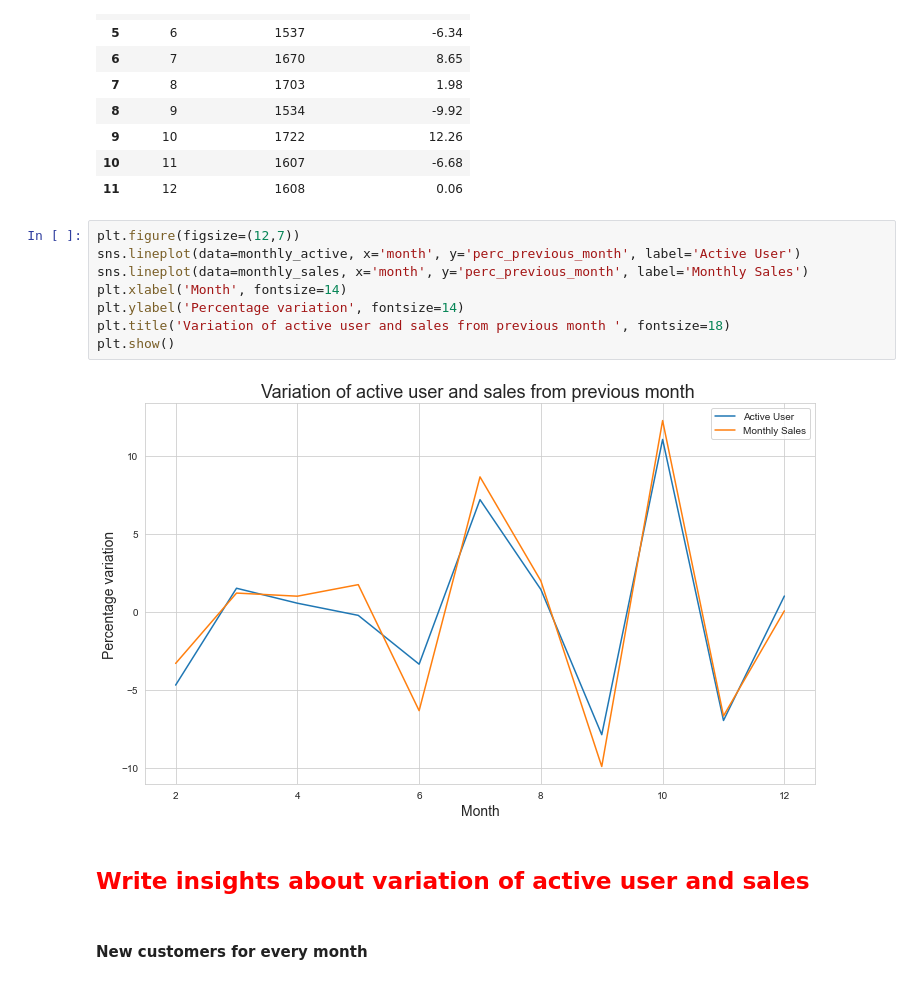
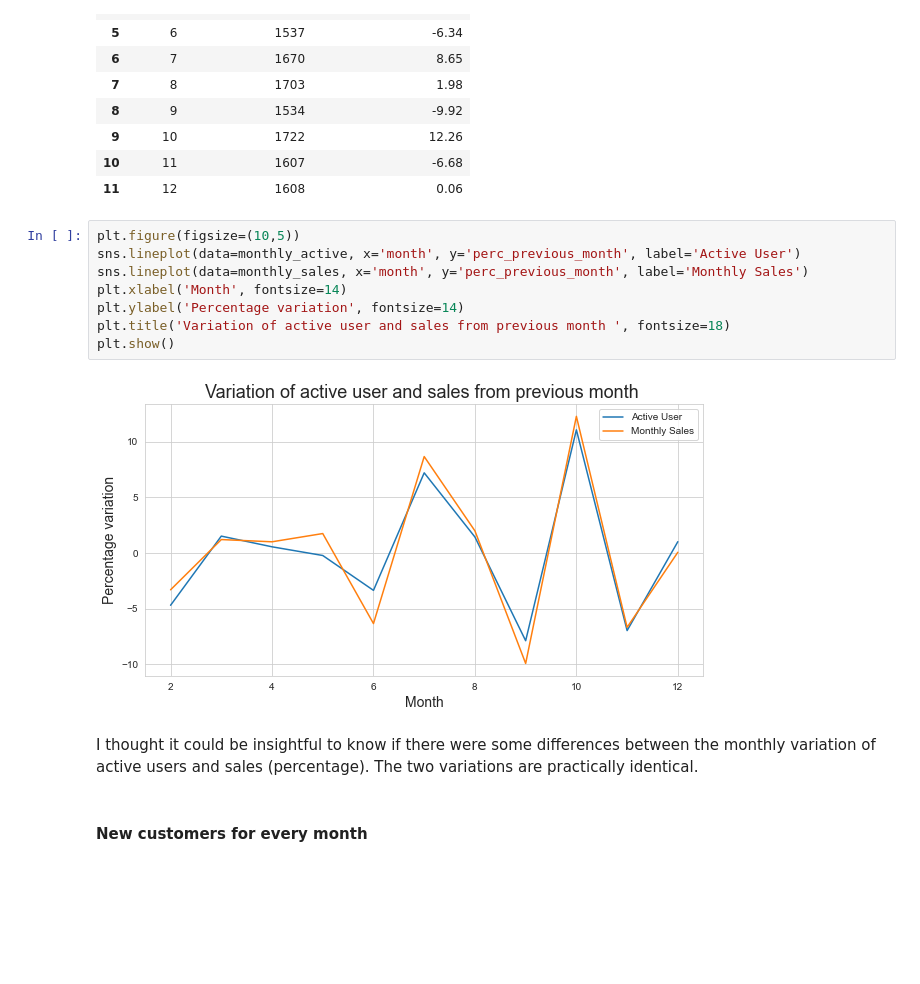
Before and after one commit to simo2712/VI_kpmg_data_analytics, a Jupyter notebook: Task_2/Task 2.2 - Data Insights.ipynb, the cells around one changed output. Saved outputs shown, nothing was run; the diff lists cells and outputs as text; blank space fills up the shorter version.

```diff
--- a/Task_2/Task 2.2 - Data Insights.ipynb
+++ b/Task_2/Task 2.2 - Data Insights.ipynb
@@ -442,17 +446,17 @@ monthly_sales
 | 10 | 11 | 1607 | -6.68 |
 | 11 | 12 | 1608 | 0.06 |
 # %%
-plt.figure(figsize=(12,7))
+plt.figure(figsize=(10,5))
 sns.lineplot(data=monthly_active, x='month', y='perc_previous_month', label='Active User')
 sns.lineplot(data=monthly_sales, x='month', y='perc_previous_month', label='Monthly Sales')
 plt.xlabel('Month', fontsize=14)
 plt.ylabel('Percentage variation', fontsize=14)
 plt.title('Variation of active user and sales from previous month ', fontsize=18)
 plt.show()
 # %% [output]
-[figure, old version]
+[figure, new version]
-# %% [markdown]
-## <span style="color:red">Write insights about variation of active user and sales</span>
+# %% [markdown]
+I thought it could be insightful to know if there were some differences between the monthly variation of active users and sales (percentage). The two variations are practically identical.
 # %% [markdown]
 #### New customers for every month
 # %%
```
Also changed, not shown: parts of 8 cells of this notebook.
